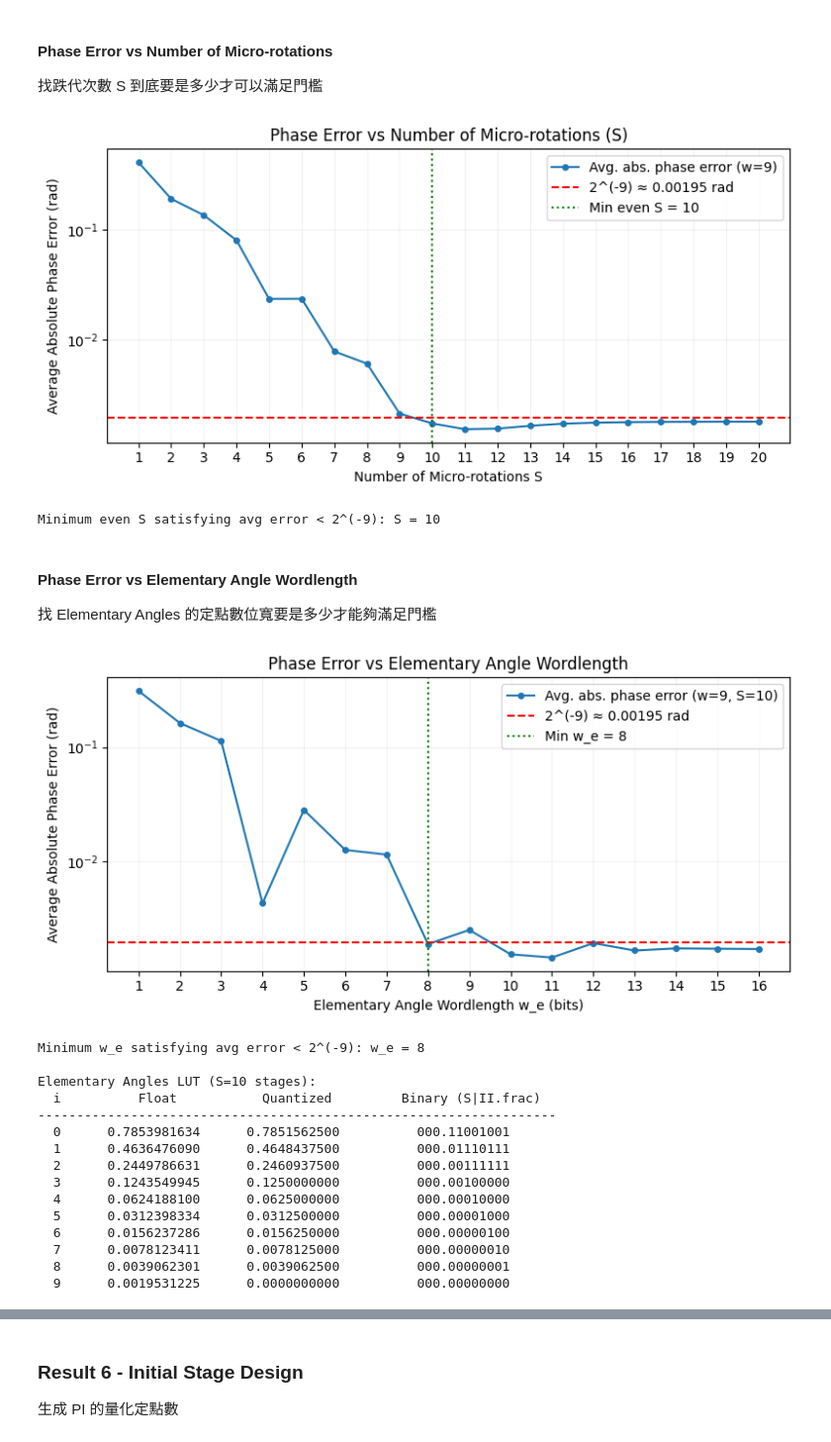
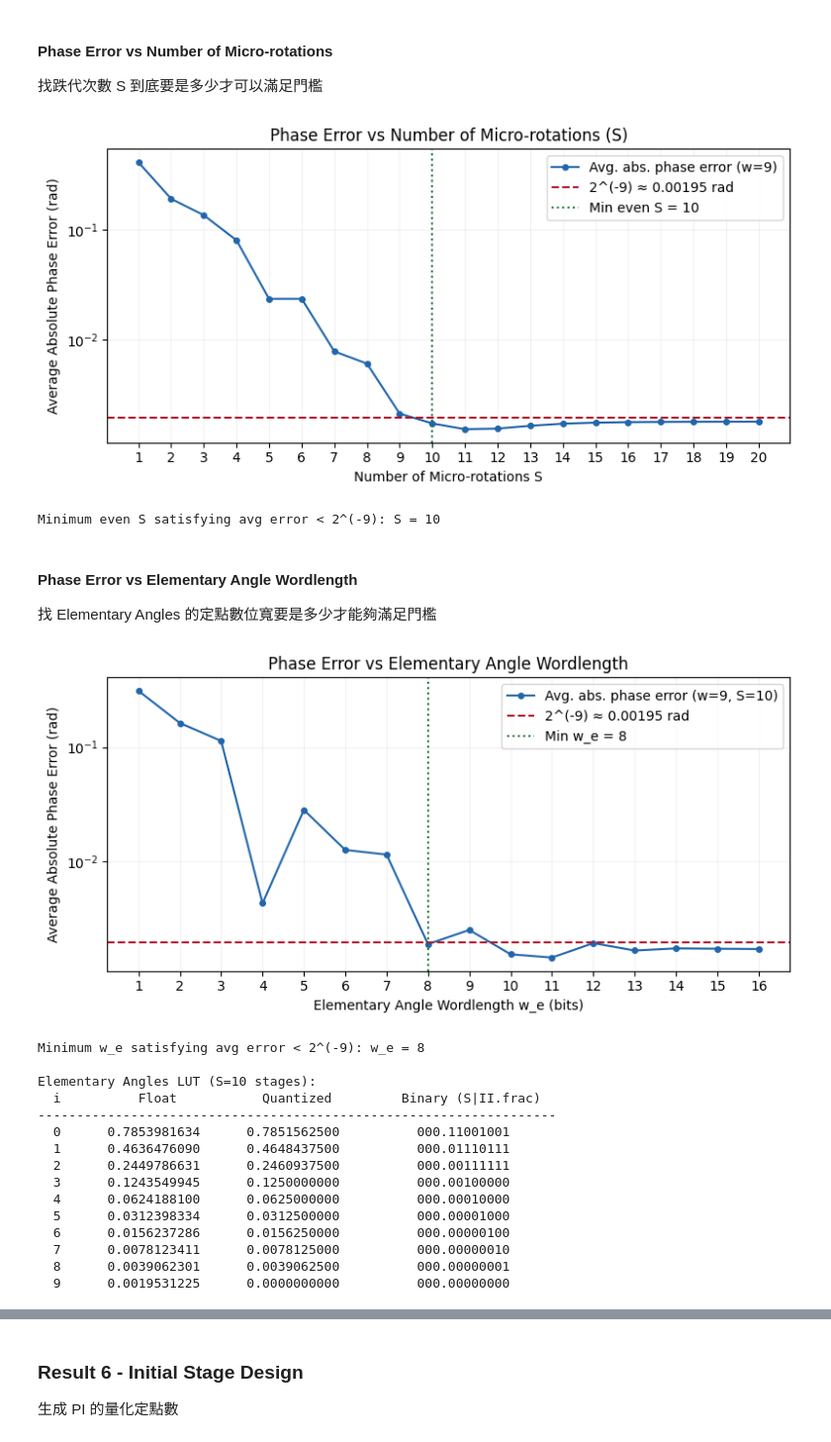
Before and after one commit to akira2963753/DSP-In-VLSI, a Jupyter notebook: HW4-CORDIC/HW4.ipynb, the cells around one changed output, grey strips where cells are left out. Shown at 99% size. Drawn from its saved outputs; the diff is of its cells as text; code cells hidden in the pictures.

```diff
--- a/HW4-CORDIC/HW4.ipynb
+++ b/HW4-CORDIC/HW4.ipynb
@@ -136,7 +124,7 @@ Total bits per sample: w+2 = 11  (1 sign + 1 integer + 9 fractional)
 #### Phase Error vs Number of Micro-rotations
 找跌代次數 S 到底要是多少才可以滿足門檻
 # %%
-S_range = np.arange(1, 21) # sweep S = 1..20
+S_range = np.arange(1, 21)
 avg_errors_S = []
 
 for S in S_range:
@@ -146,16 +134,15 @@ for S in S_range:
 
 avg_errors_S = np.array(avg_errors_S)
 
-# Find minimum even S satisfying error < 2^(-9)
 valid_S = S_range[(avg_errors_S < threshold) & (S_range % 2 == 0)]
 min_S = int(valid_S[0]) if len(valid_S) > 0 else None
 
 # Plot
 plt.figure(figsize=(8, 4))
-plt.semilogy(S_range, avg_errors_S, marker='o', markersize=4, label=f'Avg. abs. phase error (w={min_w})')
-plt.axhline(threshold, color='r', linestyle='--', label=f'2^(-9) ≈ {threshold:.5f} rad')
+plt.semilogy(S_range, avg_errors_S, marker='o', markersize=4, color='#2166ac', label=f'Avg. abs. phase error (w={min_w})')
+plt.axhline(threshold, color='#b2182b', linestyle='--', label=f'2^(-9) ≈ {threshold:.5f} rad')
 if min_S is not None:
-    plt.axvline(min_S, color='g', linestyle=':', label=f'Min even S = {min_S}')
+    plt.axvline(min_S, color='#1a7837', linestyle=':', label=f'Min even S = {min_S}')
 plt.xlabel('Number of Micro-rotations S')
 plt.ylabel('Average Absolute Phase Error (rad)')
 plt.title(f'Phase Error vs Number of Micro-rotations (S)')
@@ -168,13 +155,13 @@ plt.show()
 
 print(f"Minimum even S satisfying avg error < 2^(-9): S = {min_S}")
 # %% [output]
-[figure, old version]
+[figure, new version]
 Minimum even S satisfying avg error < 2^(-9): S = 10
 # %% [markdown]
 #### Phase Error vs Elementary Angle Wordlength
 找 Elementary Angles 的定點數位寬要是多少才能夠滿足門檻
 # %%
-w_e_values = np.arange(1, 17) # sweep w_e = 1..16
+w_e_values = np.arange(1, 17)
 avg_errors_e = []
 
 for w_e in w_e_values:
@@ -184,42 +171,39 @@ for w_e in w_e_values:
 
 avg_errors_e = np.array(avg_errors_e)
 
-# Find minimum w_e satisfying error < 2^(-9)
 valid_w_e = w_e_values[avg_errors_e < threshold]
 min_w_e = int(valid_w_e[0]) if len(valid_w_e) > 0 else None
 
 # Plot
 plt.figure(figsize=(8, 4))
-plt.semilogy(w_e_values, avg_errors_e, marker='o', markersize=4,
+plt.semilogy(w_e_values, avg_errors_e, marker='o', markersize=4, color='#2166ac',
              label=f'Avg. abs. phase error (w={min_w}, S={min_S})')
-plt.axhline(threshold, color='r', linestyle='--', label=f'2^(-9) ≈ {threshold:.5f} rad')
+plt.axhline(threshold, color='#b2182b', linestyle='--', label=f'2^(-9) ≈ {threshold:.5f} rad')
 if min_w_e is not None:
-    plt.axvline(min_w_e, color='g', linestyle=':', label=f'Min w_e = {min_w_e}')
+    plt.axvline(min_w_e, color='#1a7837', linestyle=':', label=f'Min w_e = {min_w_e}')
 plt.xlabel('Elementary Angle Wordlength w_e (bits)')
 plt.ylabel('Average Absolute Phase Error (rad)')
 plt.title(f'Phase Error vs Elementary Angle Wordlength')
 plt.xticks(w_e_values)
 plt.legend()
 plt.grid(True, color='gray', alpha=0.1)
 plt.minorticks_off()
 plt.tight_layout()
 plt.show()
 
 print(f"Minimum w_e satisfying avg error < 2^(-9): w_e = {min_w_e}")
 
-# Table of elementary angles (LUT content)
-# Format: 1S + 2I + w_e F  (sign | integer integer . fractional bits)
 print(f"\nElementary Angles LUT (S={min_S} stages):")
 print(f"{'i':>3} {'Float':>14}  {'Quantized':>18} {'Binary (S|II.frac)':>26}")
 print("-" * 67)
 for i in range(min_S):
     angle_f = np.arctan(2.0**(-i))
     angle_q = quantize(angle_f, min_w_e)
     int_bits = int(np.round(angle_q * 2**min_w_e))
-    binary_str = '000.' + format(int_bits, f'0{min_w_e}b')  # sign=0, integer=00
+    binary_str = '000.' + format(int_bits, f'0{min_w_e}b')
     print(f"{i:>3}  {angle_f:>16.10f}  {angle_q:>16.10f}  {binary_str:>20}")
 # %% [output]
-[figure, old version]
+[figure, new version]
 Minimum w_e satisfying avg error < 2^(-9): w_e = 8
 
 Elementary Angles LUT (S=10 stages):
```
Also changed, not shown: parts of 9 cells of this notebook, 41 other files.
